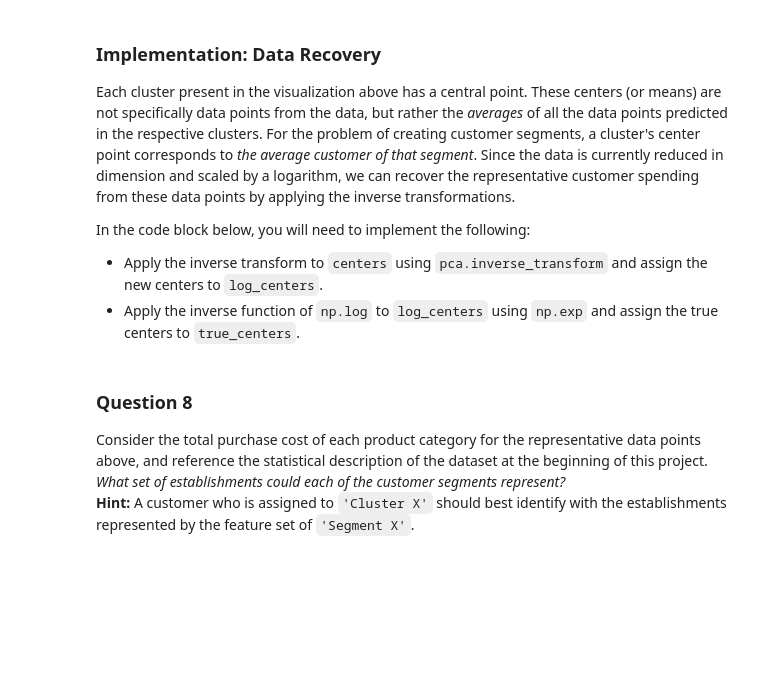
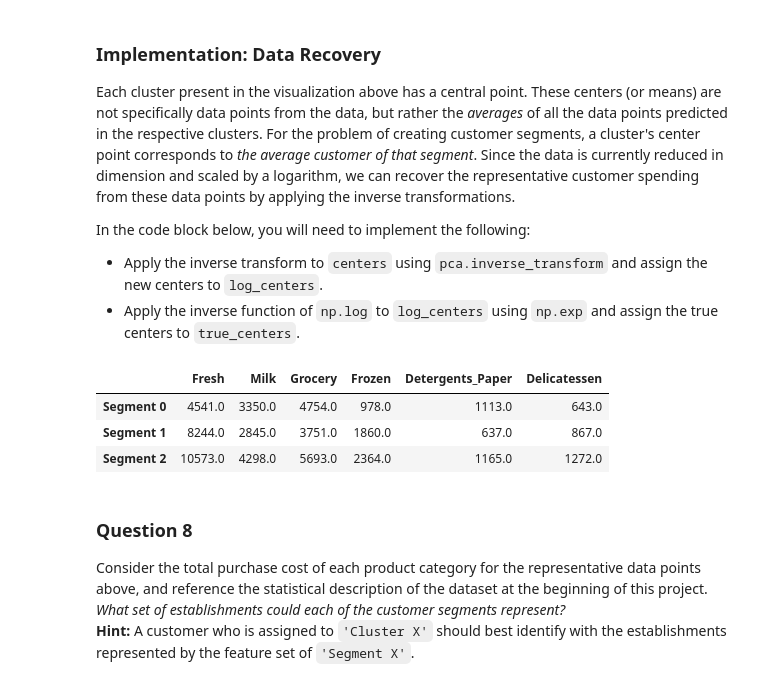
Before and after one commit to AnasMourad/customer-segments-machineLearning, a Jupyter notebook: customer_segments.ipynb, the cells around one changed output. Saved outputs shown, nothing was run; the diff lists cells and outputs as text; code cells hidden in the pictures; blank space fills up the shorter version.

Commit message:
dimension reduction & clustering
Dimensions are reduced to just two dimensions and I applied K-Means
clustering with two cluster.

```diff
--- a/customer_segments.ipynb
+++ b/customer_segments.ipynb
@@ -380,13 +383,15 @@ In the code block below, you will need to implement the following:
  - Apply a PCA transformation of the sample log-data `log_samples` using `pca.transform`, and assign the results to `pca_samples`.
 # %%
 # TODO: Fit PCA to the good data using only two dimensions
-pca = None
+from sklearn.decomposition import RandomizedPCA
+n_components = 2
+pca = RandomizedPCA(n_components=n_components, whiten=True).fit(good_data)
 
 # TODO: Apply a PCA transformation the good data
-reduced_data = None
+reduced_data = pca.transform(good_data)
 
 # TODO: Apply a PCA transformation to the sample log-data
-pca_samples = None
+pca_samples = pca.transform(log_samples)
 
 # Create a DataFrame for the reduced data
 reduced_data = pd.DataFrame(reduced_data, columns = ['Dimension 1', 'Dimension 2'])
@@ -418,16 +431,20 @@ In the code block below, you will need to implement the following:
    - Assign the silhouette score to `score` and print the result.
 # %%
 # TODO: Apply your clustering algorithm of choice to the reduced data
-clusterer = None
+from sklearn.cluster import KMeans
+from sklearn import metrics
+clusterer = KMeans(n_clusters=3, n_init=1, max_iter=500)
+clusterer.fit(reduced_data)
+# TODO: Predict the cluster for each data point
 
-# TODO: Predict the cluster for each data point
-preds = None
+preds = clusterer.predict(reduced_data)
 
 # TODO: Find the cluster centers
-centers = None
-
+centers = clusterer.cluster_centers_
+print centers
 # TODO: Predict the cluster for each transformed sample data point
-sample_preds = None
+sample_preds = clusterer.predict(pca_samples)
 
 # TODO: Calculate the mean silhouette coefficient for the number of clusters chosen
-score = None
+score = metrics.silhouette_score(reduced_data, preds)
+print score
@@ -451,16 +476,21 @@ In the code block below, you will need to implement the following:
  - Apply the inverse function of `np.log` to `log_centers` using `np.exp` and assign the true centers to `true_centers`.
 # %%
 # TODO: Inverse transform the centers
-log_centers = None
+log_centers = pca.inverse_transform(centers)
 
 # TODO: Exponentiate the centers
-true_centers = None
+true_centers = np.exp(log_centers)
 
 # Display the true centers
 segments = ['Segment {}'.format(i) for i in range(0,len(centers))]
 true_centers = pd.DataFrame(np.round(true_centers), columns = data.keys())
 true_centers.index = segments
 display(true_centers)
+# %% [output]
+|  | Fresh | Milk | Grocery | Frozen | Detergents_Paper | Delicatessen |
+| Segment 0 | 4541.0 | 3350.0 | 4754.0 | 978.0 | 1113.0 | 643.0 |
+| Segment 1 | 8244.0 | 2845.0 | 3751.0 | 1860.0 | 637.0 | 867.0 |
+| Segment 2 | 10573.0 | 4298.0 | 5693.0 | 2364.0 | 1165.0 | 1272.0 |
 # %% [markdown]
 ### Question 8
 Consider the total purchase cost of each product category for the representative data points above, and reference the statistical description of the dataset at the beginning of this project. *What set of establishments could each of the customer segments represent?*
```
Also changed, not shown: parts of 10 cells of this notebook.
